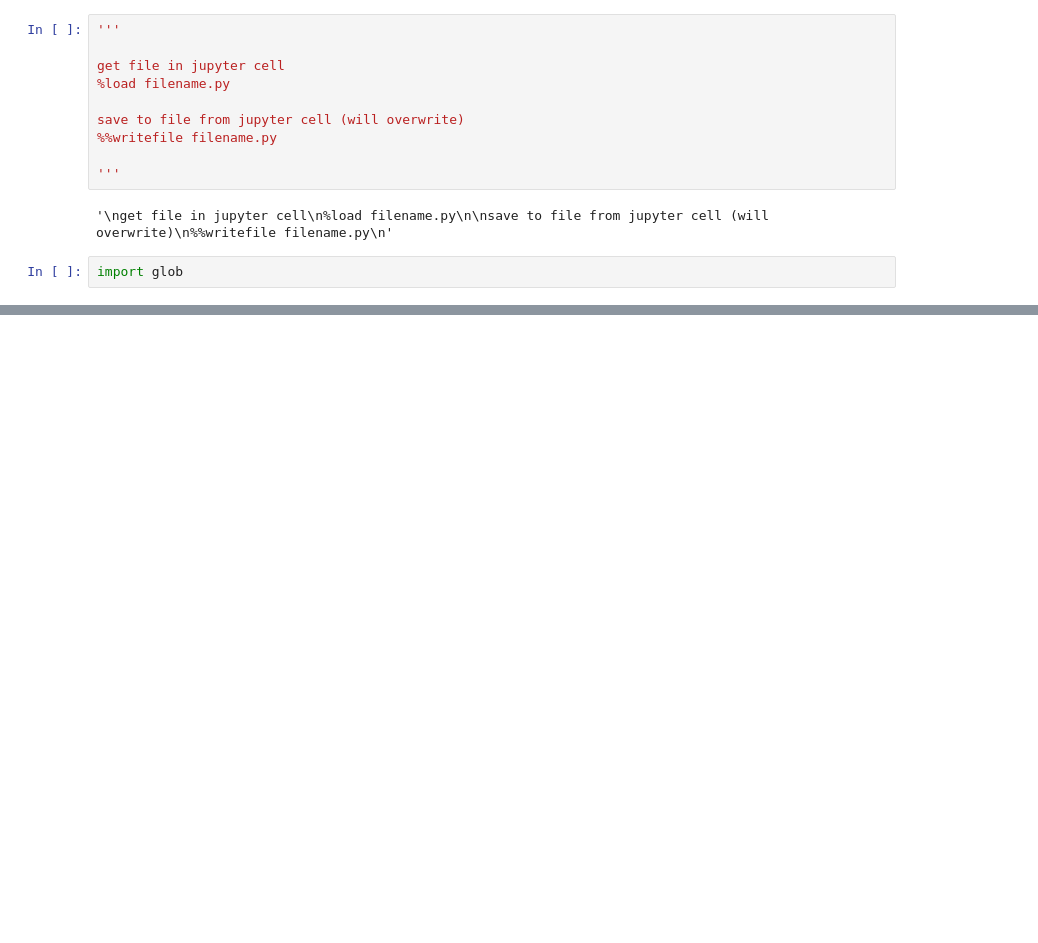
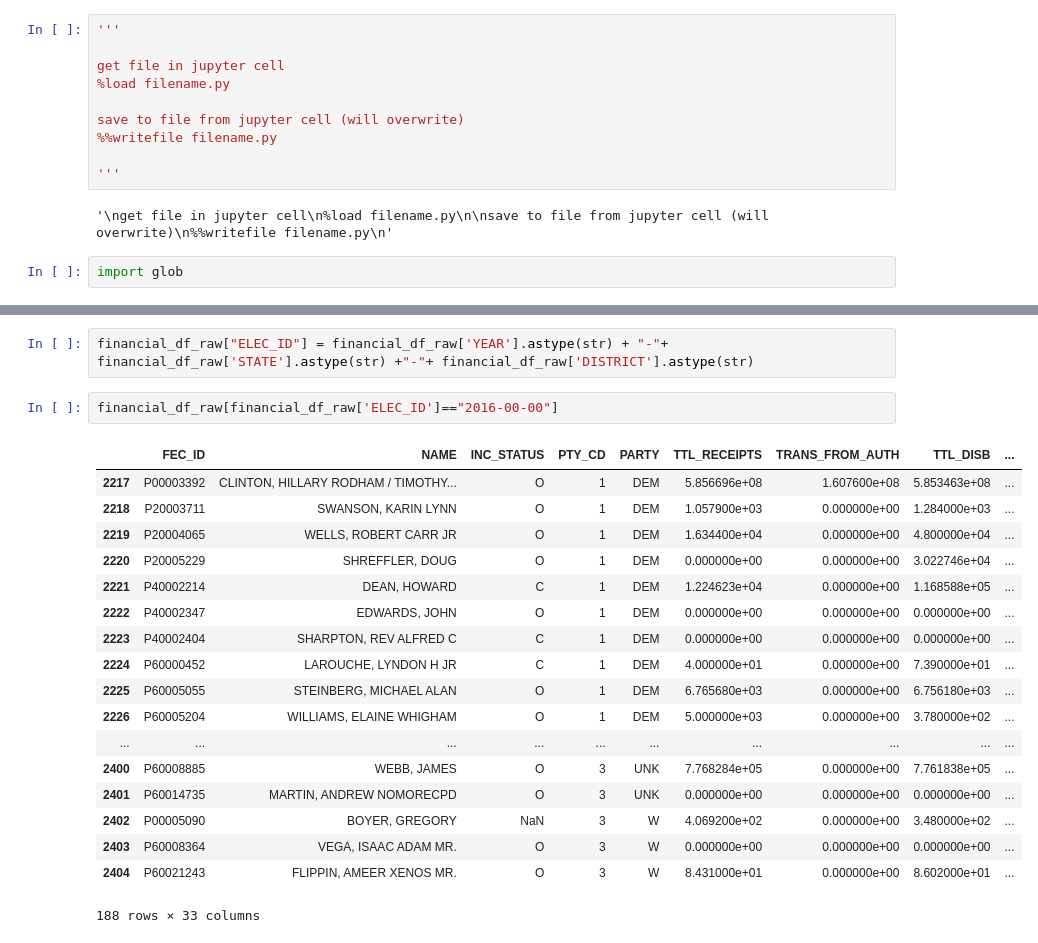
Before and after one commit to kellystroh/Federal-Election-Funding, a Jupyter notebook: finance_df.ipynb, the cells around one changed output, grey strips where cells are left out. Cells and saved outputs as stored; diff of their text form; blank space fills up the shorter version.

```diff
--- a/finance_df.ipynb
+++ b/finance_df.ipynb
@@ -85,0 +209,23 @@ financial_headers_list
+# %%
+financial_df_raw["ELEC_ID"] = financial_df_raw['YEAR'].astype(str) + "-"+ financial_df_raw['STATE'].astype(str) +"-"+ financial_df_raw['DISTRICT'].astype(str)
+# %%
+financial_df_raw[financial_df_raw['ELEC_ID']=="2016-00-00"]
+# %% [output]
+|  | FEC_ID | NAME | INC_STATUS | PTY_CD | PARTY | TTL_RECEIPTS | TRANS_FROM_AUTH | TTL_DISB | ... |
+| 2217 | P00003392 | CLINTON, HILLARY RODHAM / TIMOTHY... | O | 1 | DEM | 5.856696e+08 | 1.607600e+08 | 5.853463e+08 | ... |
+| 2218 | P20003711 | SWANSON, KARIN LYNN | O | 1 | DEM | 1.057900e+03 | 0.000000e+00 | 1.284000e+03 | ... |
+| 2219 | P20004065 | WELLS, ROBERT CARR JR | O | 1 | DEM | 1.634400e+04 | 0.000000e+00 | 4.800000e+04 | ... |
+| 2220 | P20005229 | SHREFFLER, DOUG | O | 1 | DEM | 0.000000e+00 | 0.000000e+00 | 3.022746e+04 | ... |
+| 2221 | P40002214 | DEAN, HOWARD | C | 1 | DEM | 1.224623e+04 | 0.000000e+00 | 1.168588e+05 | ... |
+| 2222 | P40002347 | EDWARDS, JOHN | O | 1 | DEM | 0.000000e+00 | 0.000000e+00 | 0.000000e+00 | ... |
+| 2223 | P40002404 | SHARPTON, REV ALFRED C | C | 1 | DEM | 0.000000e+00 | 0.000000e+00 | 0.000000e+00 | ... |
+| 2224 | P60000452 | LAROUCHE, LYNDON H JR | C | 1 | DEM | 4.000000e+01 | 0.000000e+00 | 7.390000e+01 | ... |
+| 2225 | P60005055 | STEINBERG, MICHAEL ALAN | O | 1 | DEM | 6.765680e+03 | 0.000000e+00 | 6.756180e+03 | ... |
+| 2226 | P60005204 | WILLIAMS, ELAINE WHIGHAM | O | 1 | DEM | 5.000000e+03 | 0.000000e+00 | 3.780000e+02 | ... |
+| ... | ... | ... | ... | ... | ... | ... | ... | ... | ... |
+| 2400 | P60008885 | WEBB, JAMES | O | 3 | UNK | 7.768284e+05 | 0.000000e+00 | 7.761838e+05 | ... |
+| 2401 | P60014735 | MARTIN, ANDREW NOMORECPD | O | 3 | UNK | 0.000000e+00 | 0.000000e+00 | 0.000000e+00 | ... |
+| 2402 | P00005090 | BOYER, GREGORY | NaN | 3 | W | 4.069200e+02 | 0.000000e+00 | 3.480000e+02 | ... |
+| 2403 | P60008364 | VEGA, ISAAC ADAM MR. | O | 3 | W | 0.000000e+00 | 0.000000e+00 | 0.000000e+00 | ... |
+| 2404 | P60021243 | FLIPPIN, AMEER XENOS MR. | O | 3 | W | 8.431000e+01 | 0.000000e+00 | 8.602000e+01 | ... |
+188 rows × 33 columns
```
Also changed, not shown: parts of 18 cells of this notebook, 3 other files.
